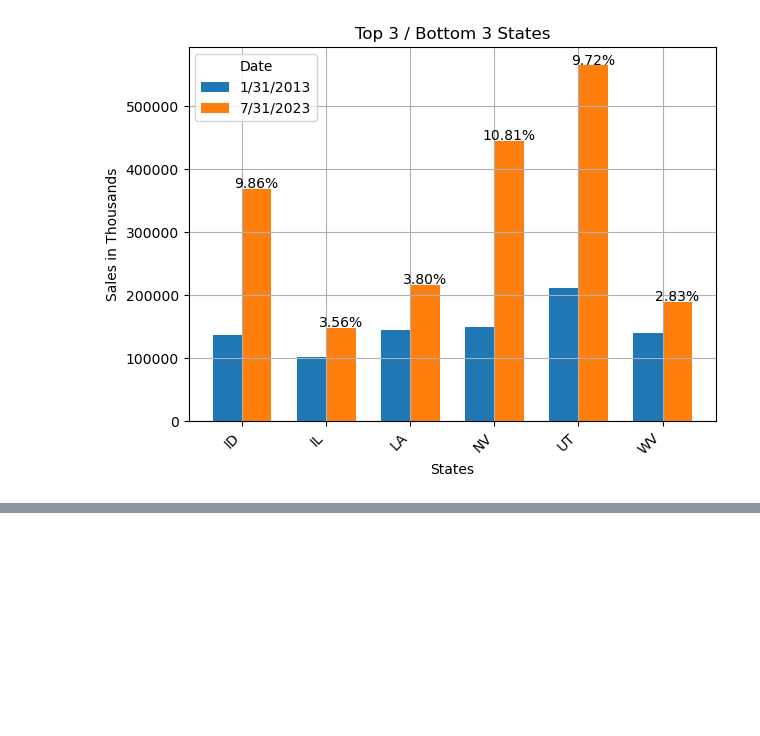
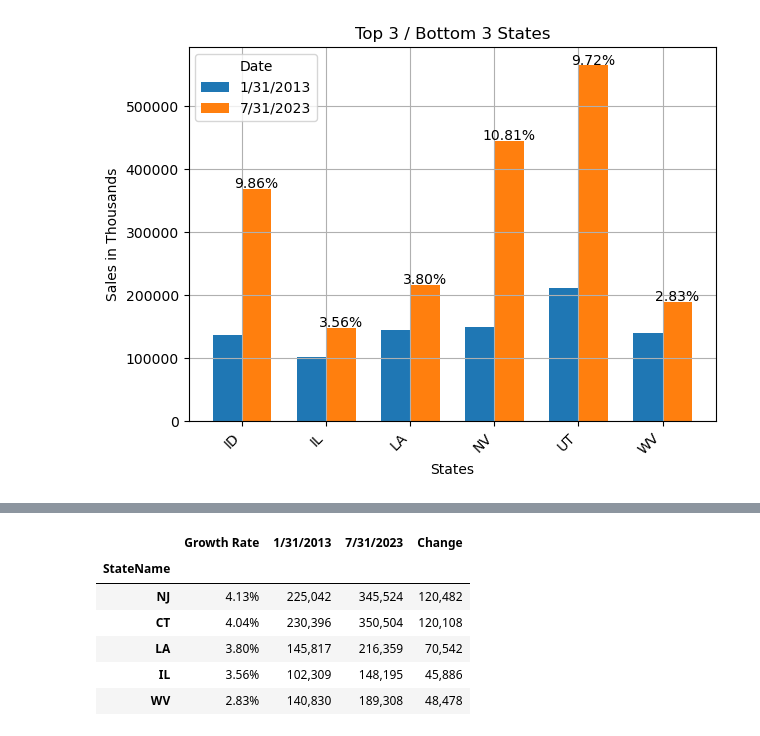
Before and after one commit to anderoos/Coolest-project-1, a Jupyter notebook: (2) PSam - Moving_Avg_by_State.ipynb, the cells around one changed output, grey strips where cells are left out. Saved outputs shown, nothing was run; the diff lists cells and outputs as text; code cells hidden in the pictures; blank space fills up the shorter version.

Commit message:
adding by state growth

```diff
--- a/(2) PSam - Moving_Avg_by_State.ipynb
+++ b/(2) PSam - Moving_Avg_by_State.ipynb
@@ -155,3 +155,8 @@ plt.savefig("Images/Moving Averages/States/Growth_States_bar.png")
 plt.show()
 # %% [output]
 [figure]
+# %%
+state_results_df = top_bottom_states_combined
+state_results_df = state_results_df.sort_values(by="Growth Rate", ascending=False)
+state_results_df['Growth Rate'] = state_results_df['Growth Rate'].map('{:.2%}'.format)
+state_results_df.head()
@@ -157,0 +171,14 @@ plt.show()
+# %%
+pd.options.display.float_format = '{:,.0f}'.format
+state_results_df['1/31/2013'] = state_results_df['1/31/2013'].round().astype(float)
+state_results_df['7/31/2023'] = state_results_df['7/31/2023'].round().astype(float)
+state_results_df["Change"] = state_results_df['7/31/2023'] - state_results_df['1/31/2013']
+state_results_df.tail()
+# %% [output]
+|  | Growth Rate | 1/31/2013 | 7/31/2023 | Change |
+| StateName |  |  |  |  |
+| NJ | 4.13% | 225,042 | 345,524 | 120,482 |
+| CT | 4.04% | 230,396 | 350,504 | 120,108 |
+| LA | 3.80% | 145,817 | 216,359 | 70,542 |
+| IL | 3.56% | 102,309 | 148,195 | 45,886 |
+| WV | 2.83% | 140,830 | 189,308 | 48,478 |
```
Also changed, not shown: parts of 3 cells of this notebook, 2 other files.
